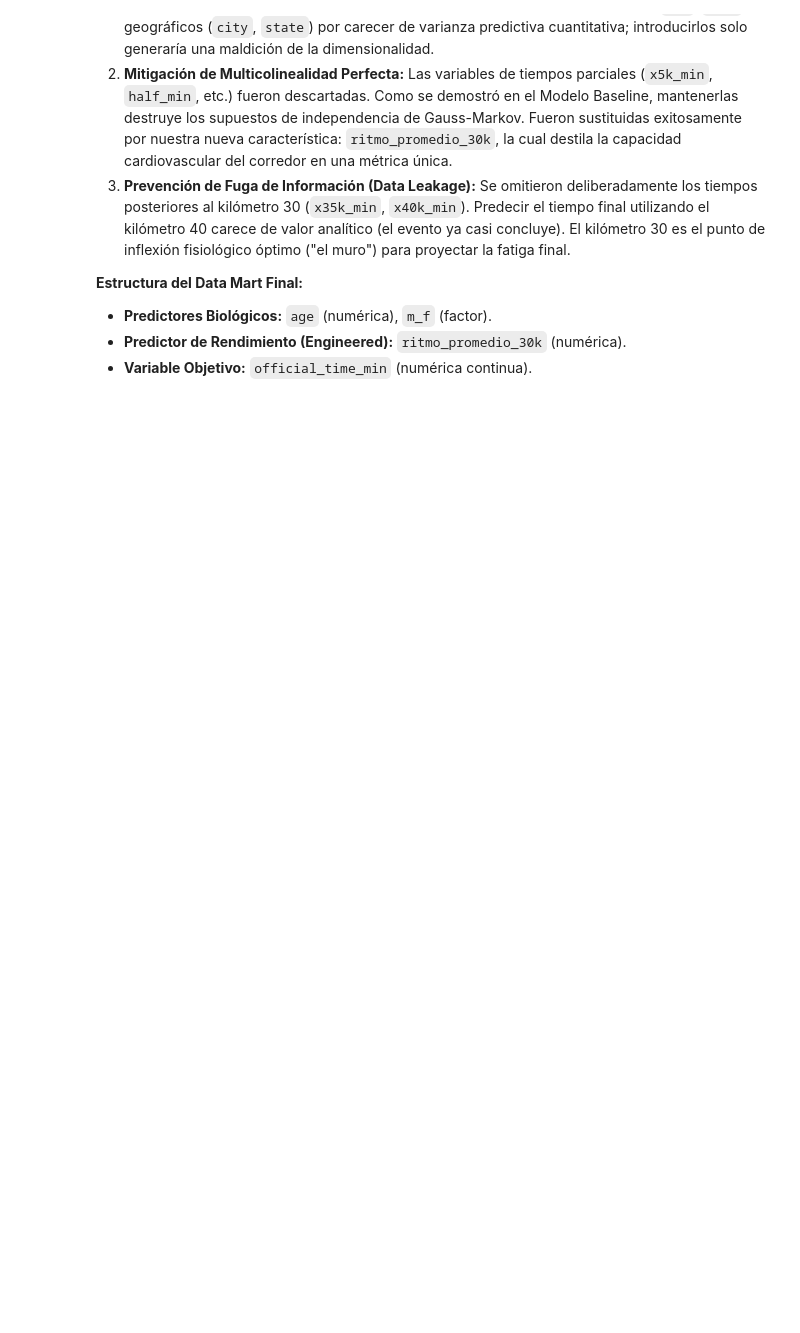
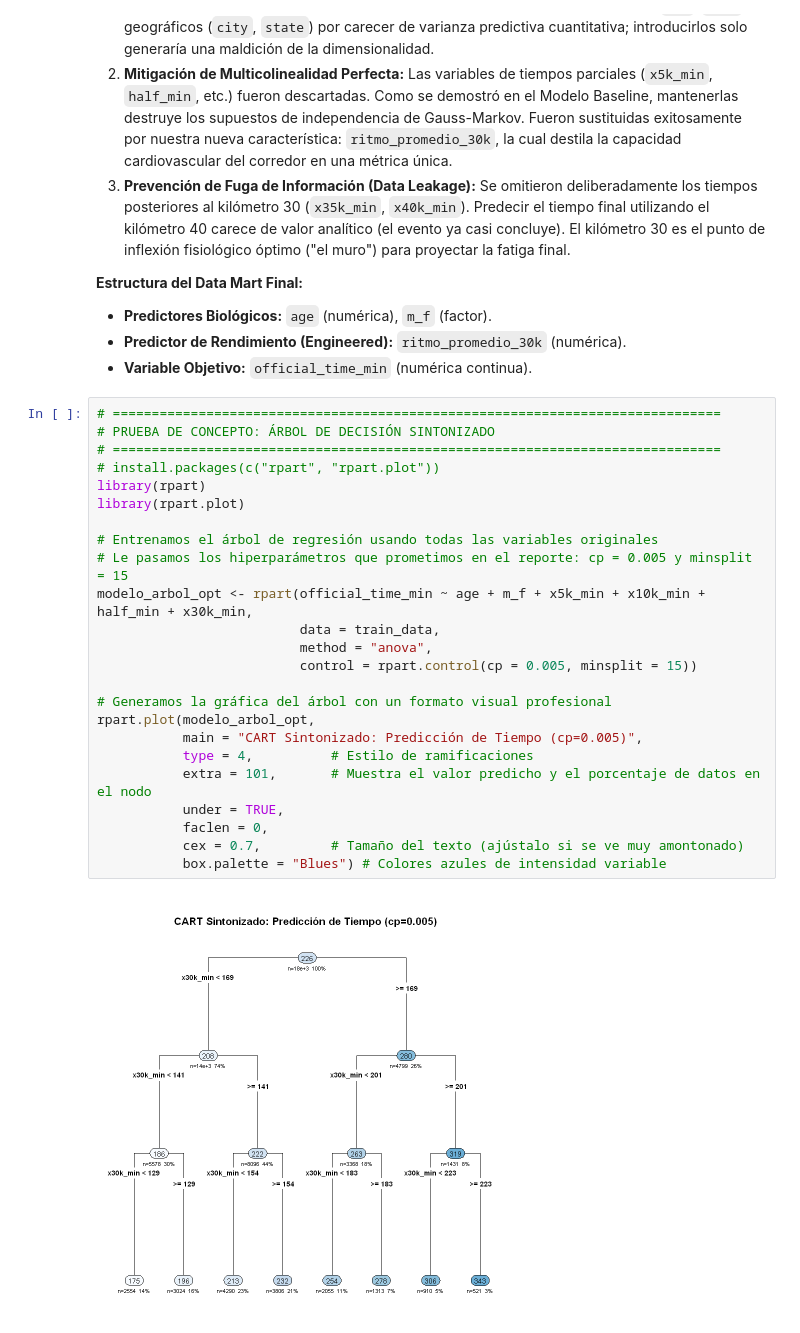
Before and after one commit to AxelT456/marathon_regression_2015, a Jupyter notebook: Final_Project_Marathon_P1.ipynb, the cells around one changed output. Drawn from its saved outputs; the diff is of its cells as text; blank space fills up the shorter version.

```diff
--- a/Final_Project_Marathon_P1.ipynb
+++ b/Final_Project_Marathon_P1.ipynb
@@ -505,6 +503,32 @@ A partir del dataset original de 25 características, hemos aplicado un filtro r
 * **Predictores Biológicos:** `age` (numérica), `m_f` (factor).
 * **Predictor de Rendimiento (Engineered):** `ritmo_promedio_30k` (numérica).
 * **Variable Objetivo:** `official_time_min` (numérica continua).
+# %%
+# ==============================================================================
+# PRUEBA DE CONCEPTO: ÁRBOL DE DECISIÓN SINTONIZADO
+# ==============================================================================
+# install.packages(c("rpart", "rpart.plot"))
+library(rpart)
+library(rpart.plot)
+
+# Entrenamos el árbol de regresión usando todas las variables originales
+# Le pasamos los hiperparámetros que prometimos en el reporte: cp = 0.005 y minsplit = 15
+modelo_arbol_opt <- rpart(official_time_min ~ age + m_f + x5k_min + x10k_min + half_min + x30k_min,
+                          data = train_data,
+                          method = "anova",
+                          control = rpart.control(cp = 0.005, minsplit = 15))
+
+# Generamos la gráfica del árbol con un formato visual profesional
+rpart.plot(modelo_arbol_opt,
+           main = "CART Sintonizado: Predicción de Tiempo (cp=0.005)",
+           type = 4,          # Estilo de ramificaciones
+           extra = 101,       # Muestra el valor predicho y el porcentaje de datos en el nodo
+           under = TRUE,
+           faclen = 0,
+           cex = 0.7,         # Tamaño del texto (ajústalo si se ve muy amontonado)
+           box.palette = "Blues") # Colores azules de intensidad variable
+# %% [output]
+[figure, added]
 # %%
 # Esto te dirá en qué carpeta está trabajando R actualmente
 getwd()
```
Also changed, not shown: parts of 3 cells of this notebook, 3 other files.
